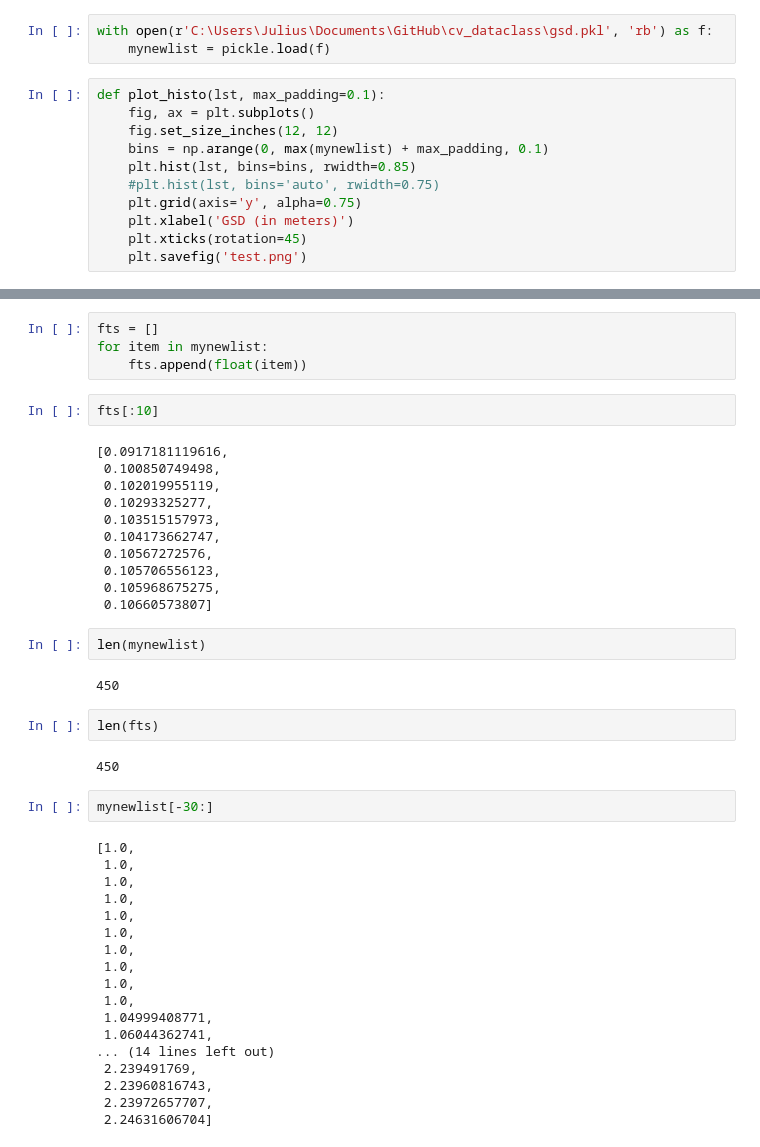
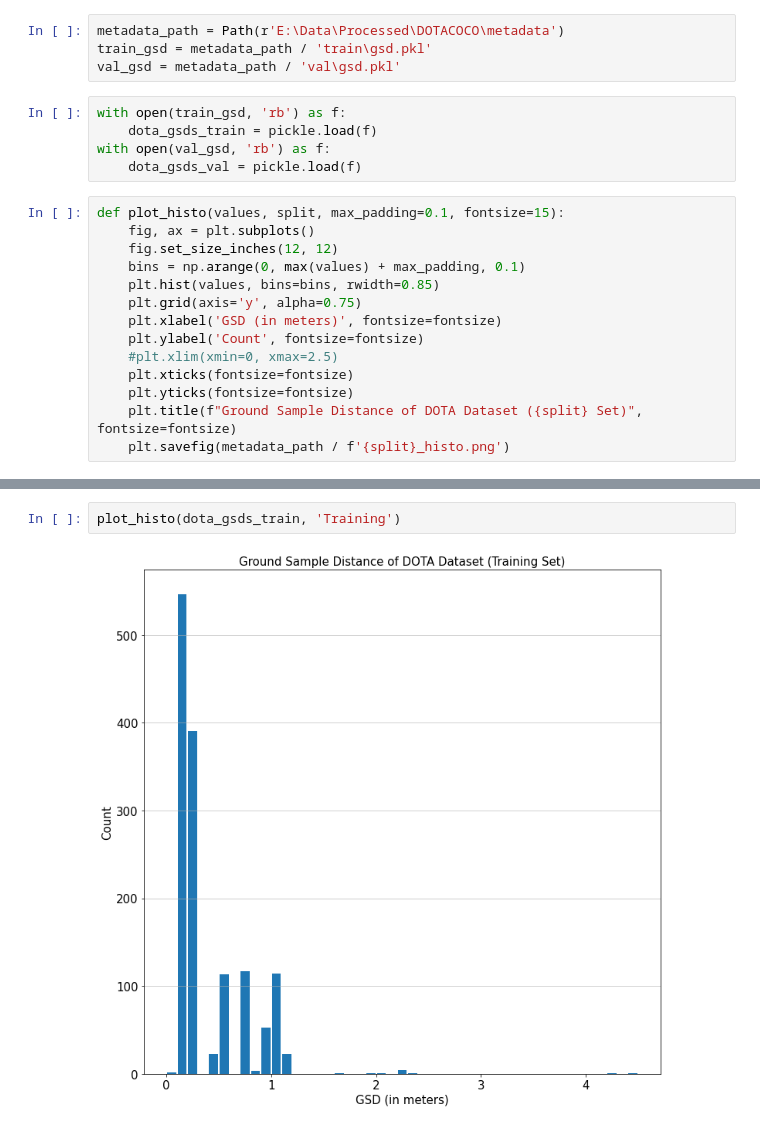
Before and after one commit to jss367/JupyterNotebooks, a Jupyter notebook: DOTA Analysis.ipynb, the cells around one changed output, grey strips where cells are left out. Drawn from its saved outputs; the diff is of its cells as text.

```diff
--- a/DOTA Analysis.ipynb
+++ b/DOTA Analysis.ipynb
@@ -9,14 +8,23 @@ ImportError: cannot import name 'median' from 'scipy.stats' (C:\Users\Julius\ana
-# %%
-with open(r'C:\Users\Julius\Documents\GitHub\cv_dataclass\gsd.pkl', 'rb') as f:
-    mynewlist = pickle.load(f)
+# %%
+metadata_path = Path(r'E:\Data\Processed\DOTACOCO\metadata')
+train_gsd = metadata_path / 'train\gsd.pkl'
+val_gsd = metadata_path / 'val\gsd.pkl'
+# %%
+with open(train_gsd, 'rb') as f:
+    dota_gsds_train = pickle.load(f)
+with open(val_gsd, 'rb') as f:
+    dota_gsds_val = pickle.load(f)
 # %%
-def plot_histo(lst, max_padding=0.1):
+def plot_histo(values, split, max_padding=0.1, fontsize=15):
     fig, ax = plt.subplots()
     fig.set_size_inches(12, 12)
-    bins = np.arange(0, max(mynewlist) + max_padding, 0.1)
-    plt.hist(lst, bins=bins, rwidth=0.85)
-    #plt.hist(lst, bins='auto', rwidth=0.75)
+    bins = np.arange(0, max(values) + max_padding, 0.1)
+    plt.hist(values, bins=bins, rwidth=0.85)
     plt.grid(axis='y', alpha=0.75)
-    plt.xlabel('GSD (in meters)')
-    plt.xticks(rotation=45)
-    plt.savefig('test.png')
+    plt.xlabel('GSD (in meters)', fontsize=fontsize)
+    plt.ylabel('Count', fontsize=fontsize)
+    #plt.xlim(xmin=0, xmax=2.5)
+    plt.xticks(fontsize=fontsize)
+    plt.yticks(fontsize=fontsize)
+    plt.title(f"Ground Sample Distance of DOTA Dataset ({split} Set)", fontsize=fontsize)
+    plt.savefig(metadata_path / f'{split}_histo.png')
@@ -133,45 +31,4 @@ list(map(float, mynewlist))[:10]
-# %%
-fts = []
-for item in mynewlist:
-    fts.append(float(item))
-# %%
-fts[:10]
-# %% [output]
-[0.0917181119616,
- 0.100850749498,
- 0.102019955119,
- 0.10293325277,
- 0.103515157973,
- 0.104173662747,
- 0.10567272576,
- 0.105706556123,
- 0.105968675275,
- 0.10660573807]
-# %%
-len(mynewlist)
-# %% [output]
-450
-# %%
-len(fts)
-# %% [output]
-450
-# %%
-mynewlist[-30:]
-# %% [output]
-[1.0,
- 1.0,
- 1.0,
- 1.0,
- 1.0,
- 1.0,
- 1.0,
- 1.0,
- 1.0,
- 1.0,
- 1.04999408771,
- 1.06044362741,
-... (14 lines left out)
- 2.239491769,
- 2.23960816743,
- 2.23972657707,
- 2.24631606704]
+# %%
+plot_histo(dota_gsds_train, 'Training')
+# %% [output]
+[figure, added]
```
Also changed, not shown: parts of 19 cells of this notebook.
